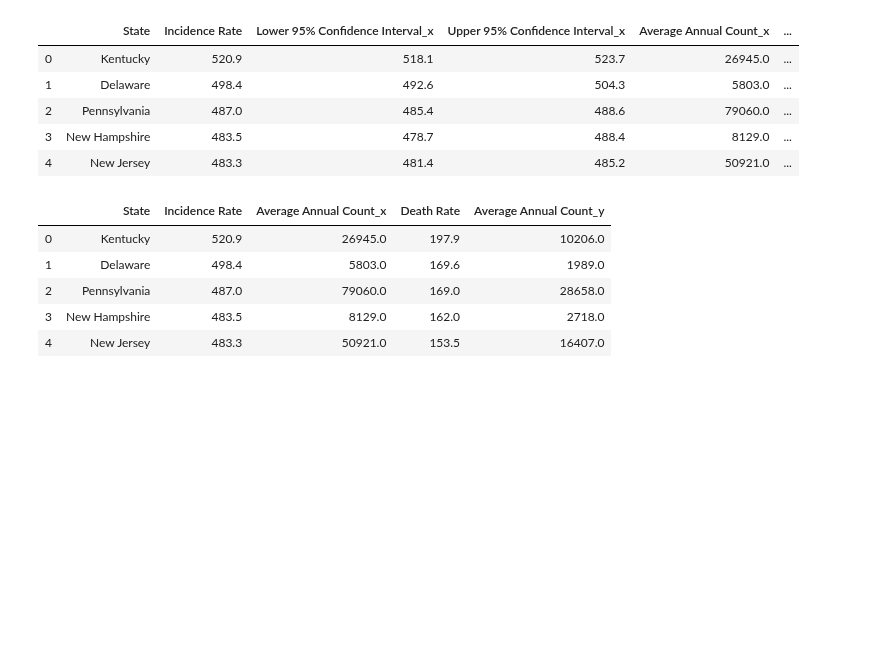
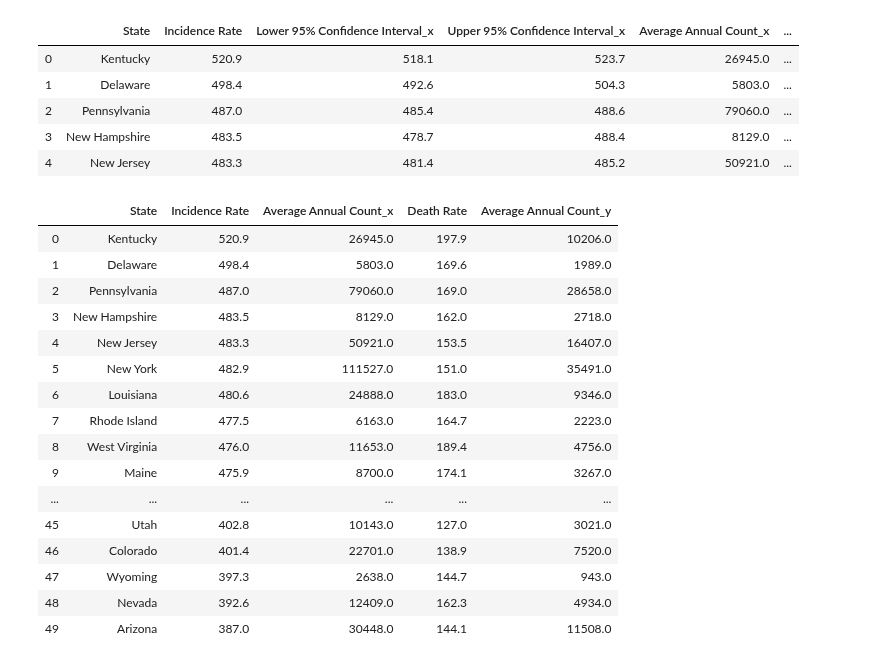
Before and after one commit to settinge/Cancer-and-Nonbiological-Variables, a Jupyter notebook: Statewiseonly.ipynb, the cells around one changed output. Drawn from its saved outputs; the diff is of its cells as text; code cells hidden in the pictures; blank space fills up the shorter version.

```diff
--- a/Statewiseonly.ipynb
+++ b/Statewiseonly.ipynb
@@ -100,14 +100,27 @@ combined_cancer_data.head()
 # %%
 final_combined_cancer_data = combined_cancer_data.drop(["Lower 95% Confidence Interval_x",
 "Upper 95% Confidence Interval_x","Recent Trend_x", "Trend_x","Lower 95% Confidence Interval.1_x",
 "Upper 95% Confidence Interval.1_x","Lower 95% Confidence Interval_y","Upper 95% Confidence Interval_y",
 "Recent Trend_y", "Trend_y", "Lower 95% Confidence Interval.1_y", "Upper 95% Confidence Interval.1_y"], axis=1)
-final_combined_cancer_data.head()
+final_combined_cancer_data.dropna(how='all')
+
+final_combined_cancer_data.head(50)
 # %% [output]
 |  | State | Incidence Rate | Average Annual Count_x | Death Rate | Average Annual Count_y |
 | 0 | Kentucky | 520.9 | 26945.0 | 197.9 | 10206.0 |
 | 1 | Delaware | 498.4 | 5803.0 | 169.6 | 1989.0 |
 | 2 | Pennsylvania | 487.0 | 79060.0 | 169.0 | 28658.0 |
 | 3 | New Hampshire | 483.5 | 8129.0 | 162.0 | 2718.0 |
 | 4 | New Jersey | 483.3 | 50921.0 | 153.5 | 16407.0 |
+| 5 | New York | 482.9 | 111527.0 | 151.0 | 35491.0 |
+| 6 | Louisiana | 480.6 | 24888.0 | 183.0 | 9346.0 |
+| 7 | Rhode Island | 477.5 | 6163.0 | 164.7 | 2223.0 |
+| 8 | West Virginia | 476.0 | 11653.0 | 189.4 | 4756.0 |
+| 9 | Maine | 475.9 | 8700.0 | 174.1 | 3267.0 |
+| ... | ... | ... | ... | ... | ... |
+| 45 | Utah | 402.8 | 10143.0 | 127.0 | 3021.0 |
+| 46 | Colorado | 401.4 | 22701.0 | 138.9 | 7520.0 |
+| 47 | Wyoming | 397.3 | 2638.0 | 144.7 | 943.0 |
+| 48 | Nevada | 392.6 | 12409.0 | 162.3 | 4934.0 |
+| 49 | Arizona | 387.0 | 30448.0 | 144.1 | 11508.0 |
 # %%
```
Also changed, not shown: parts of 1 cell of this notebook, 1 other file.
